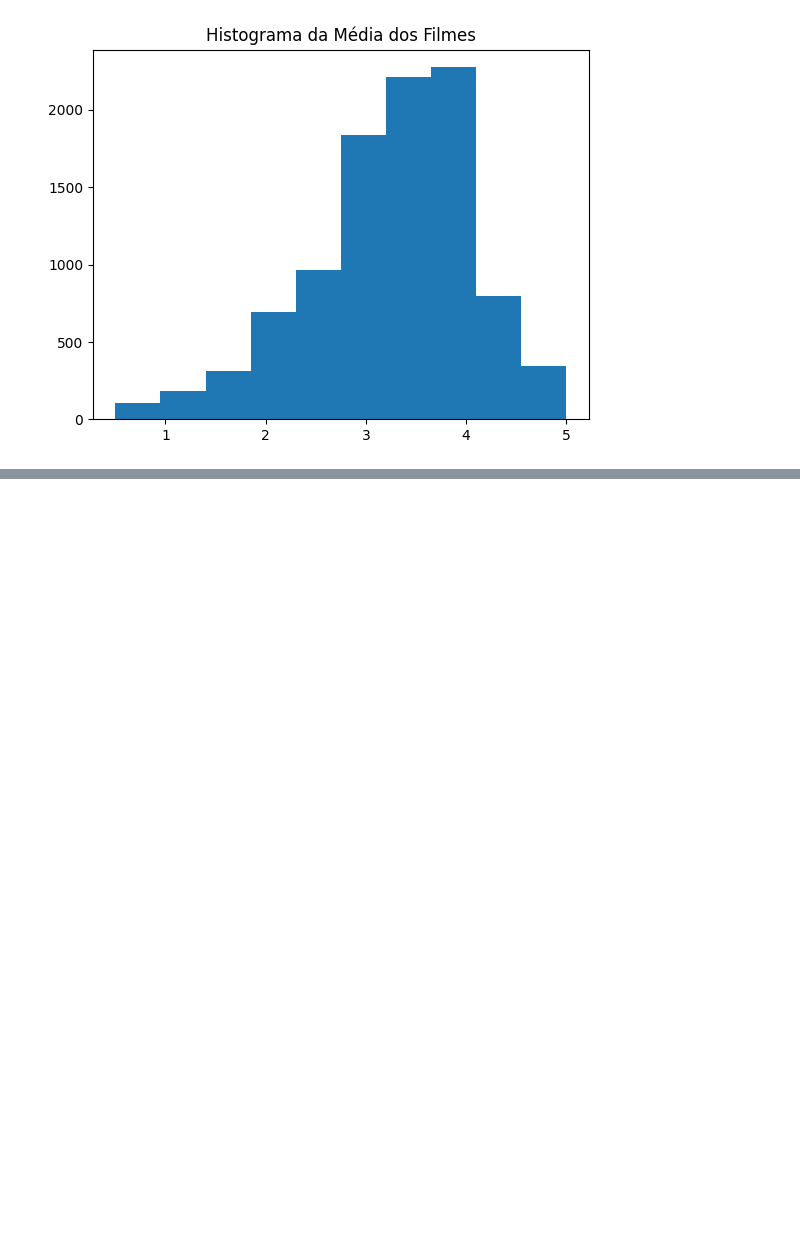
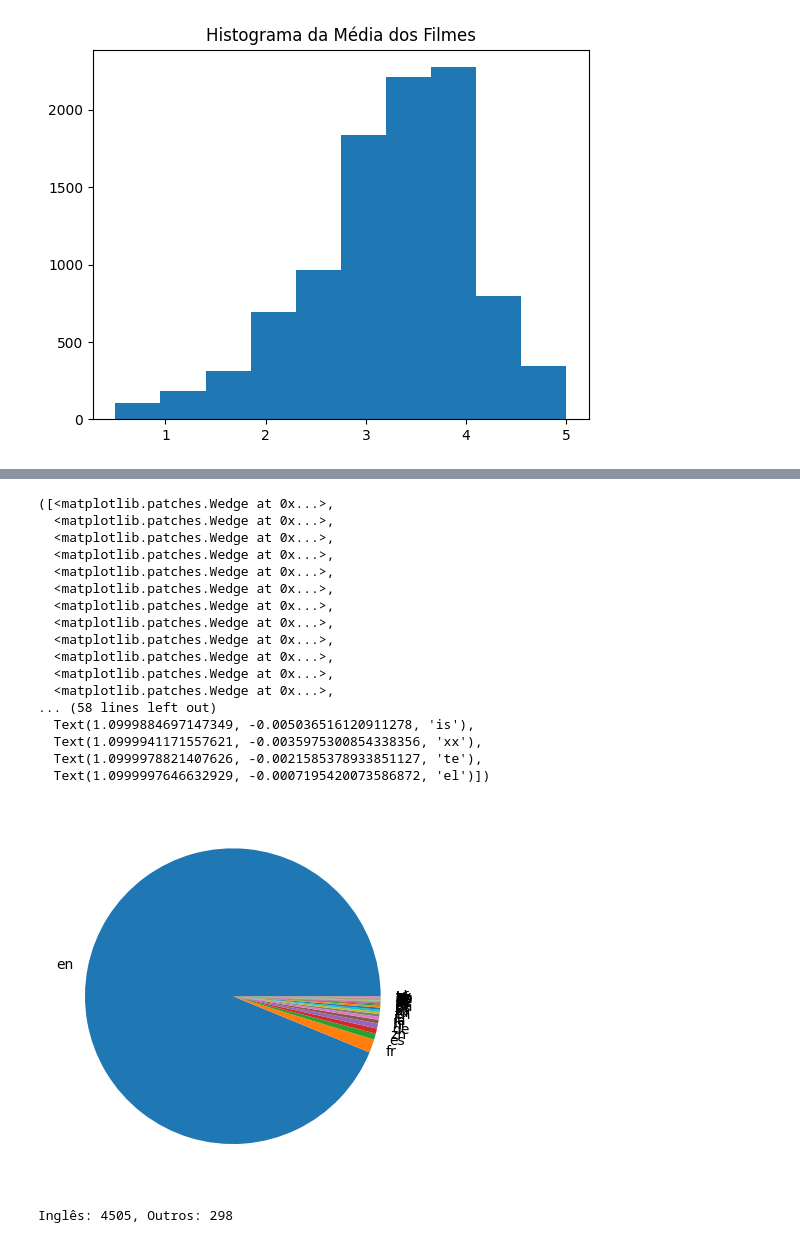
Before and after one commit to Vinicius203/Data_Science, a Jupyter notebook: Iniciante/Analise_e_Visualizacao/introducao_data_science.ipynb, the cells around one changed output, grey strips where cells are left out. Cells and saved outputs as stored; diff of their text form; code cells hidden in the pictures; blank space fills up the shorter version.

```diff
--- a/Iniciante/Analise_e_Visualizacao/introducao_data_science.ipynb
+++ b/Iniciante/Analise_e_Visualizacao/introducao_data_science.ipynb
@@ -225,0 +316,35 @@ Text(0.5, 1.0, 'Histograma da Média dos Filmes')
+# %%
+plt.pie(contagem_de_lingua["total"], labels = contagem_de_lingua["original_language"])
+
+# O gráfico de "pizza" não é recomendado para quase nenhuma
+# situação, o melhor é evitá-lo.
+# %% [output]
+([<matplotlib.patches.Wedge at 0x...>,
+  <matplotlib.patches.Wedge at 0x...>,
+  <matplotlib.patches.Wedge at 0x...>,
+  <matplotlib.patches.Wedge at 0x...>,
+  <matplotlib.patches.Wedge at 0x...>,
+  <matplotlib.patches.Wedge at 0x...>,
+  <matplotlib.patches.Wedge at 0x...>,
+  <matplotlib.patches.Wedge at 0x...>,
+  <matplotlib.patches.Wedge at 0x...>,
+  <matplotlib.patches.Wedge at 0x...>,
+  <matplotlib.patches.Wedge at 0x...>,
+  <matplotlib.patches.Wedge at 0x...>,
+... (58 lines left out)
+  Text(1.0999884697147349, -0.005036516120911278, 'is'),
+  Text(1.0999941171557621, -0.0035975300854338356, 'xx'),
+  Text(1.0999978821407626, -0.0021585378933851127, 'te'),
+  Text(1.0999997646632929, -0.0007195420073586872, 'el')])
+[figure, added]
+# %%
+total_por_lingua = tmdb_movies["original_language"].value_counts()
+total_geral = total_por_lingua.sum()
+total_ingles = total_por_lingua.loc["en"]
+total_resto = total_geral - total_ingles
+print(f'Inglês: {total_ingles}, Outros: {total_resto}')
+
+# A função "loc" consegue localizar dados específicos dentro do
+# dataframe.
+# %% [output]
+Inglês: 4505, Outros: 298
```
Also changed, not shown: parts of 11 cells of this notebook, 1 other file.
